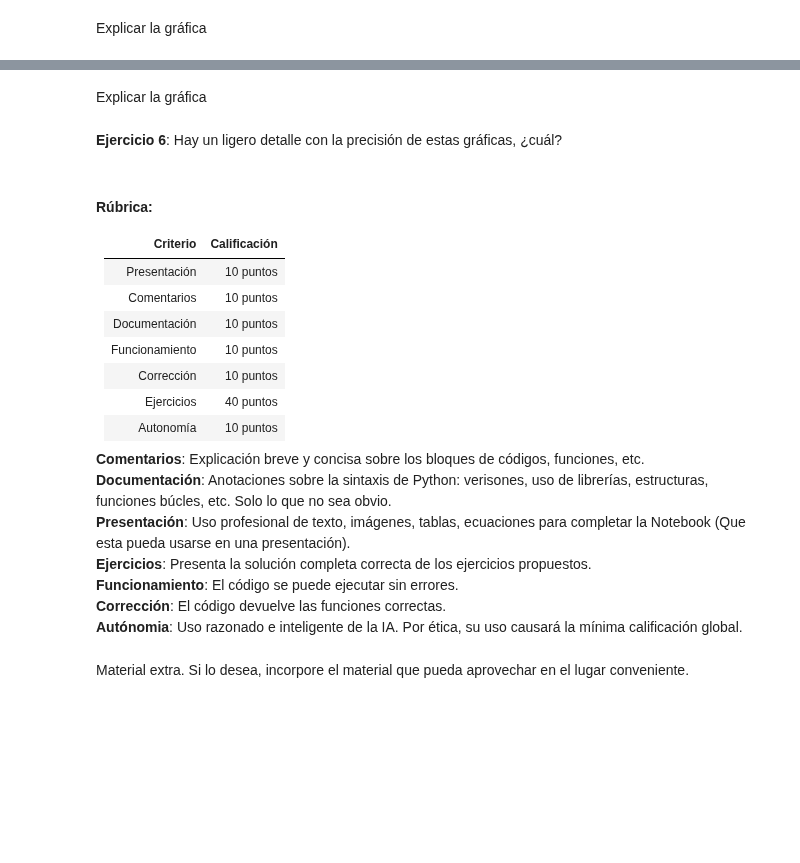
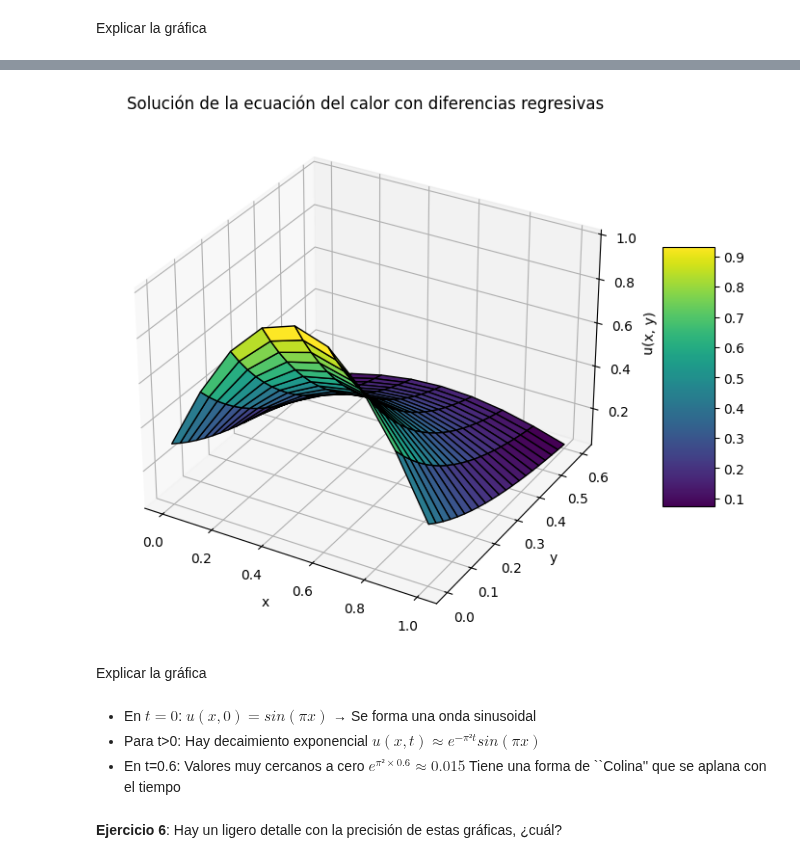
Before and after one commit to Annette-1/Ecuaciones_Diferenciales_Parciales, a Jupyter notebook: Metodo_de__richardson.ipynb, the cells around one changed output, grey strips where cells are left out. Drawn from its saved outputs; the diff is of its cells as text; code cells hidden in the pictures; blank space fills up the shorter version.

```diff
--- a/Metodo_de__richardson.ipynb
+++ b/Metodo_de__richardson.ipynb
@@ -289,9 +361,9 @@ Explicar la gráfica
 # %%
-%matplotlib notebook
+%matplotlib inline
 fig = plt.figure(figsize=(10, 7))
 ax = fig.add_subplot(111, projection='3d')
 surf = ax.plot_surface(X, Y, U, cmap=cm.viridis, edgecolor='k')
-ax.set_title('Solución de la ecuación del calor con Dirichlet')
+ax.set_title('Solución de la ecuación del calor con diferencias regresivas')
 ax.set_xlabel('x')
 ax.set_ylabel('y')
 ax.set_zlabel('u(x, y)')
@@ -303,29 +373,10 @@ plt.show()
+[figure, added]
 # %% [markdown]
 Explicar la gráfica
+# %% [markdown]
+* En $t=0$: $u(x,0) = sin(πx)$ → Se forma una onda sinusoidal
+* Para t>0: Hay decaimiento exponencial $u(x,t) ≈ e^{-π²t} sin(πx)$
+* En t=0.6: Valores muy cercanos a cero $e^{π²×0.6} ≈ 0.015$
+Tiene una forma de  ``Colina'' que se aplana con el tiempo
 # %% [markdown]
 **Ejercicio 6**: Hay un ligero detalle con la precisión de estas gráficas, ¿cuál?
-# %% [markdown]
-#### Rúbrica:
-
-
-|   Criterio | Calificación|
-|:----------:|:-----------:|
-| Presentación    |  10 puntos   |
-| Comentarios  |  10 puntos   |
-| Documentación  |  10 puntos   |
-| Funcionamiento  |  10 puntos   |
-| Corrección  |  10 puntos   |
-| Ejercicios  |  40 puntos   |
-| Autonomía  |  10 puntos   |
-
-
-
-**Comentarios**: Explicación breve y concisa sobre los bloques de códigos, funciones, etc.<br>
-**Documentación**: Anotaciones sobre la sintaxis de Python: verisones, uso de librerías, estructuras, funciones búcles, etc. Solo lo que no sea obvio. <br>
-**Presentación**: Uso profesional de texto, imágenes, tablas, ecuaciones para completar la Notebook (Que esta pueda usarse en una presentación).<br>
-**Ejercicios**: Presenta la solución completa correcta de los ejercicios propuestos.<br>
-**Funcionamiento**: El código se puede ejecutar sin errores.<br>
-**Corrección**: El código devuelve las funciones correctas.<br>
-**Autónomia**: Uso razonado e inteligente de la IA. Por ética, su uso causará la mínima calificación global.<br>
-# %% [markdown]
-Material extra. Si lo desea, incorpore el material que pueda aprovechar en el lugar conveniente.
```
Also changed, not shown: parts of 17 cells of this notebook.
